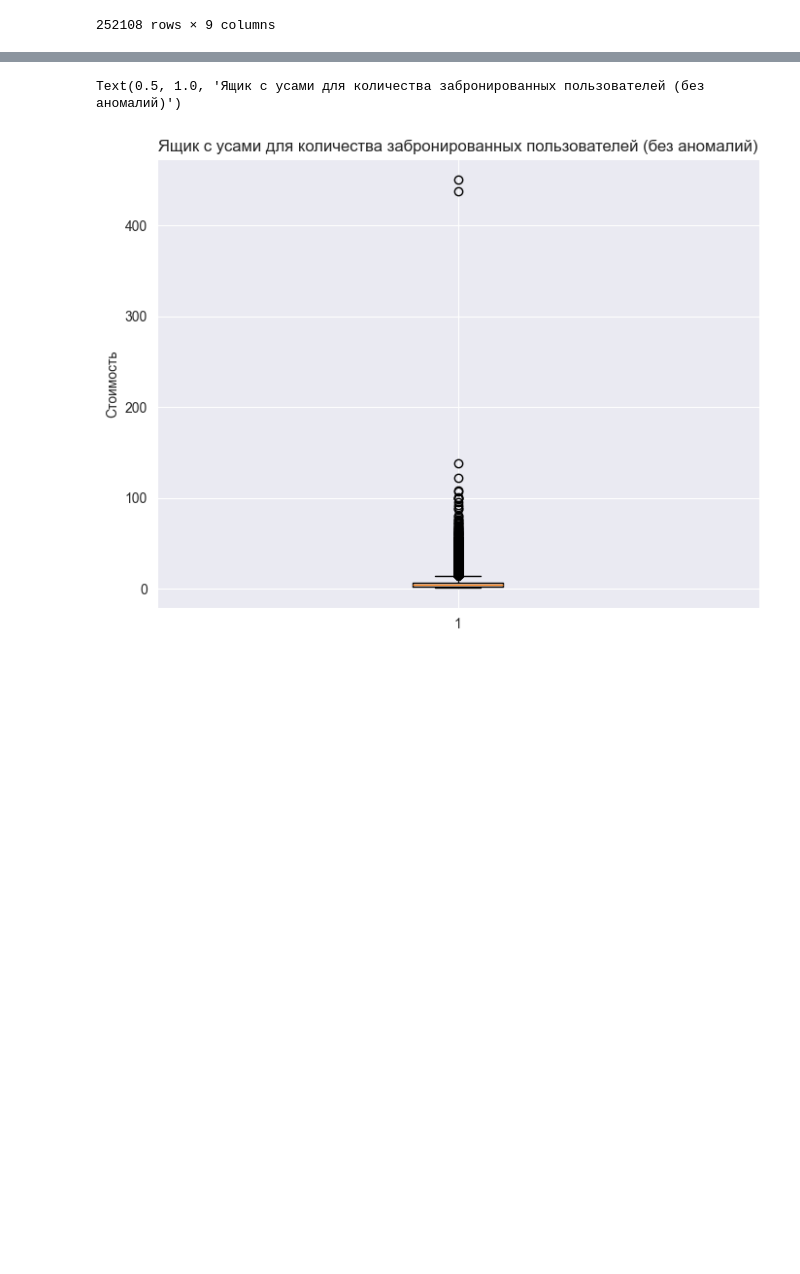
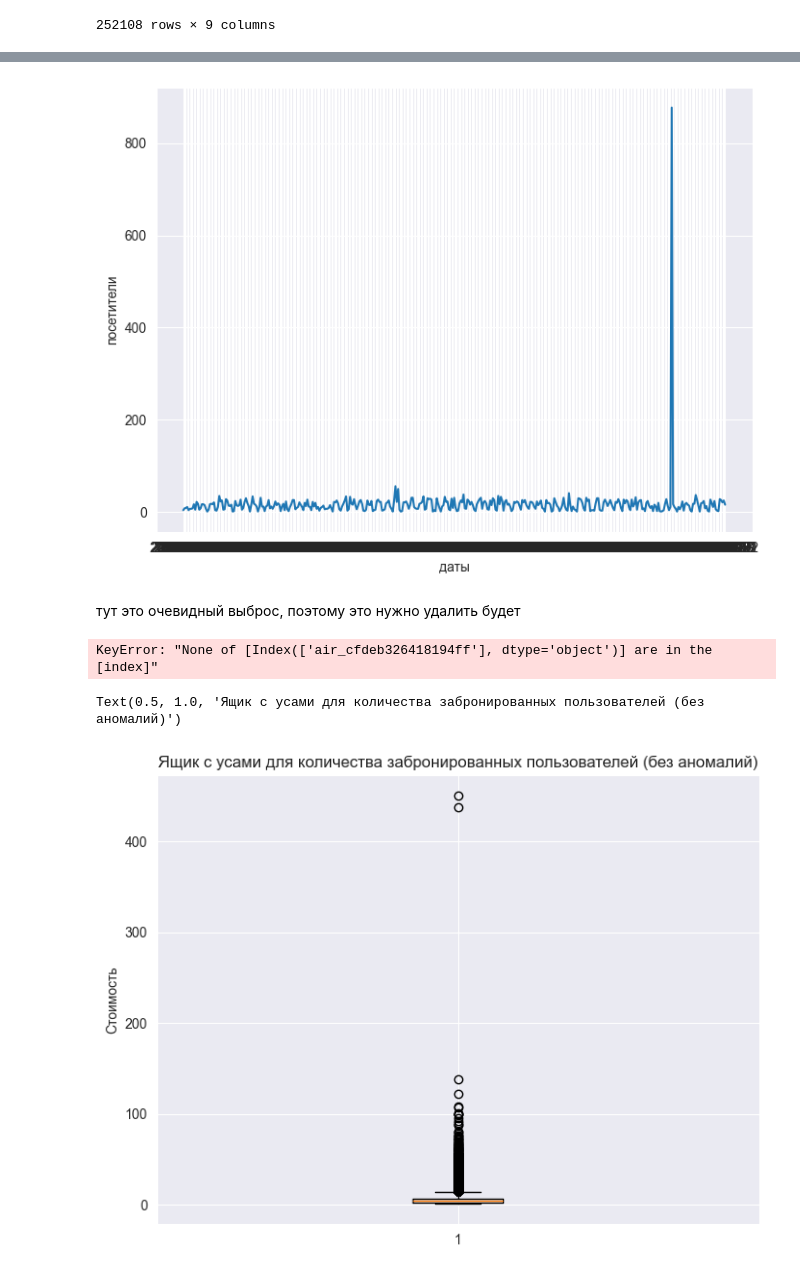
Before and after one commit to FEDOROV-ALEXANDER/ML_kurs2022, a Jupyter notebook: Homework/Homework2024/homework2024.ipynb, the cells around one changed output, grey strips where cells are left out. Drawn from its saved outputs; the diff is of its cells as text; code cells hidden in the pictures; blank space fills up the shorter version.

```diff
--- a/Homework/Homework2024/homework2024.ipynb
+++ b/Homework/Homework2024/homework2024.ipynb
@@ -545,0 +358,9 @@ Text(0.5, 1.0, 'Ящик с усами для количества заброн
+# %%
+maximum_visitors_index = df['visitors'].idxmax()
+id_for_max = df.loc[maximum_visitors_index, 'air_store_id']
+print(f"Значение столбца 'id' для строки с максимальным значением 'visitors': {id_for_max}")
+# print(df['visitors'].max())
+matching_visitors = df.loc[df['air_store_id'] == id_for_max, 'visitors']
+matching_times = df.loc[df['air_store_id'] == id_for_max, 'visit_date']
+print("Значения столбца 'visitors' для соответствующих строк:")
+matching_visitors.describe()
@@ -546,3 +379,18 @@ Text(0.5, 1.0, 'Ящик с усами для количества заброн
+# %%
+plt.figure(figsize=(8,6))
+plt.plot(matching_times, matching_visitors)
+plt.xlabel('даты')
+plt.ylabel('посетители')
+plt.show()
+# %% [output]
+[figure, added]
+# %% [markdown]
+тут это очевидный выброс, поэтому это нужно удалить будет
+# %%
+#TODO вот отсюда продолжить
+print(df.loc[maximum_visitors_cafe.air_store_id, ['visit_date', 'visitors', 'hpg_store_id']])
+# %% [output]
+KeyError: "None of [Index(['air_cfdeb326418194ff'], dtype='object')] are in the [index]"
 # %%
 fig, ax = plt.subplots(figsize=(8,6))
 ax.boxplot(df_air_reserve['reserve_visitors'])
```
Also changed, not shown: parts of 31 cells of this notebook.
